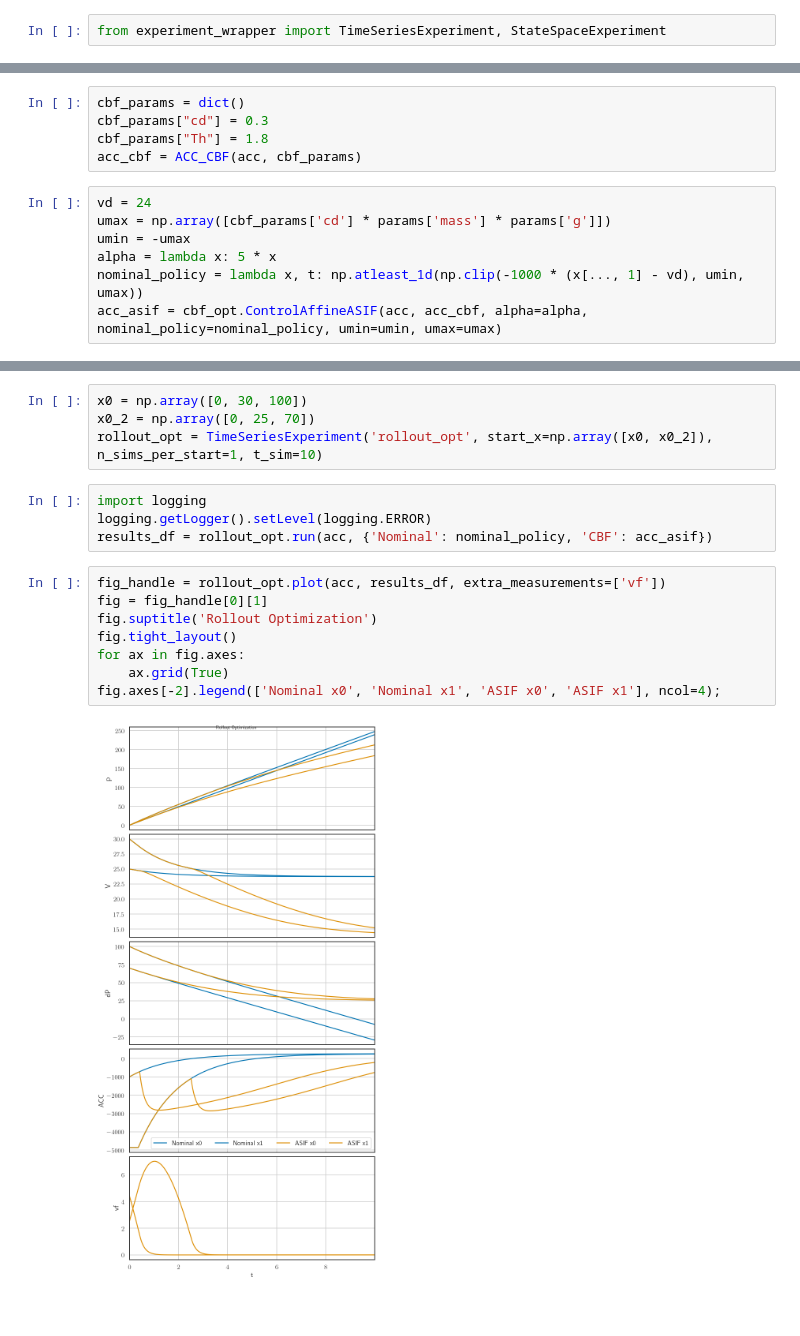
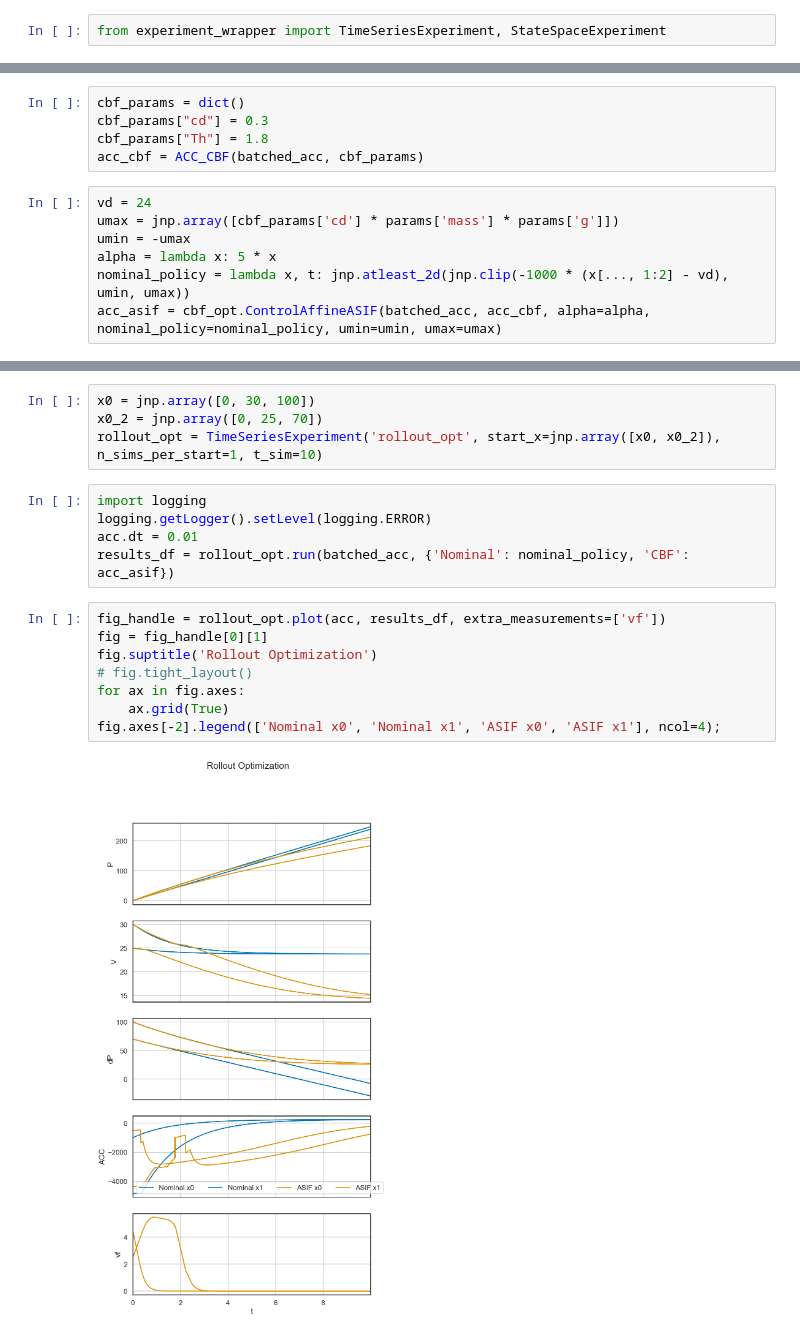
Before and after one commit to stonkens/cbf_opt, a Jupyter notebook: examples/acc.ipynb, the cells around one changed output, grey strips where cells are left out. Drawn from its saved outputs; the diff is of its cells as text; blank space fills up the shorter version.

```diff
--- a/examples/acc.ipynb
+++ b/examples/acc.ipynb
@@ -99,11 +77,11 @@ acc = ACC_Dynamics(params)
 cbf_params = dict()
 cbf_params["cd"] = 0.3
 cbf_params["Th"] = 1.8
-acc_cbf = ACC_CBF(acc, cbf_params)
+acc_cbf = ACC_CBF(batched_acc, cbf_params)
 # %%
 vd = 24
-umax = np.array([cbf_params['cd'] * params['mass'] * params['g']])
+umax = jnp.array([cbf_params['cd'] * params['mass'] * params['g']])
 umin = -umax
 alpha = lambda x: 5 * x
-nominal_policy = lambda x, t: np.atleast_1d(np.clip(-1000 * (x[..., 1] - vd), umin, umax))
-acc_asif = cbf_opt.ControlAffineASIF(acc, acc_cbf, alpha=alpha, nominal_policy=nominal_policy, umin=umin, umax=umax)
+nominal_policy = lambda x, t: jnp.atleast_2d(jnp.clip(-1000 * (x[..., 1:2] - vd), umin, umax))
+acc_asif = cbf_opt.ControlAffineASIF(batched_acc, acc_cbf, alpha=alpha, nominal_policy=nominal_policy, umin=umin, umax=umax)
@@ -110,19 +94,20 @@ acc_asif = cbf_opt.ControlAffineASIF(acc, acc_cbf, alpha=alpha, nominal_policy=n
 # %%
-x0 = np.array([0, 30, 100])
-x0_2 = np.array([0, 25, 70])
-rollout_opt = TimeSeriesExperiment('rollout_opt', start_x=np.array([x0, x0_2]), n_sims_per_start=1, t_sim=10)
+x0 = jnp.array([0, 30, 100])
+x0_2 = jnp.array([0, 25, 70])
+rollout_opt = TimeSeriesExperiment('rollout_opt', start_x=jnp.array([x0, x0_2]), n_sims_per_start=1, t_sim=10)
 # %%
 import logging
 logging.getLogger().setLevel(logging.ERROR)
-results_df = rollout_opt.run(acc, {'Nominal': nominal_policy, 'CBF': acc_asif})
+acc.dt = 0.01
+results_df = rollout_opt.run(batched_acc, {'Nominal': nominal_policy, 'CBF': acc_asif})
 # %%
 fig_handle = rollout_opt.plot(acc, results_df, extra_measurements=['vf'])
 fig = fig_handle[0][1]
 fig.suptitle('Rollout Optimization')
-fig.tight_layout()
+# fig.tight_layout()
 for ax in fig.axes:
     ax.grid(True)
 fig.axes[-2].legend(['Nominal x0', 'Nominal x1', 'ASIF x0', 'ASIF x1'], ncol=4);
 # %% [output]
-[figure, old version]
+[figure, new version]
 # %%
```
Also changed, not shown: parts of 14 cells of this notebook, 9 other files.
